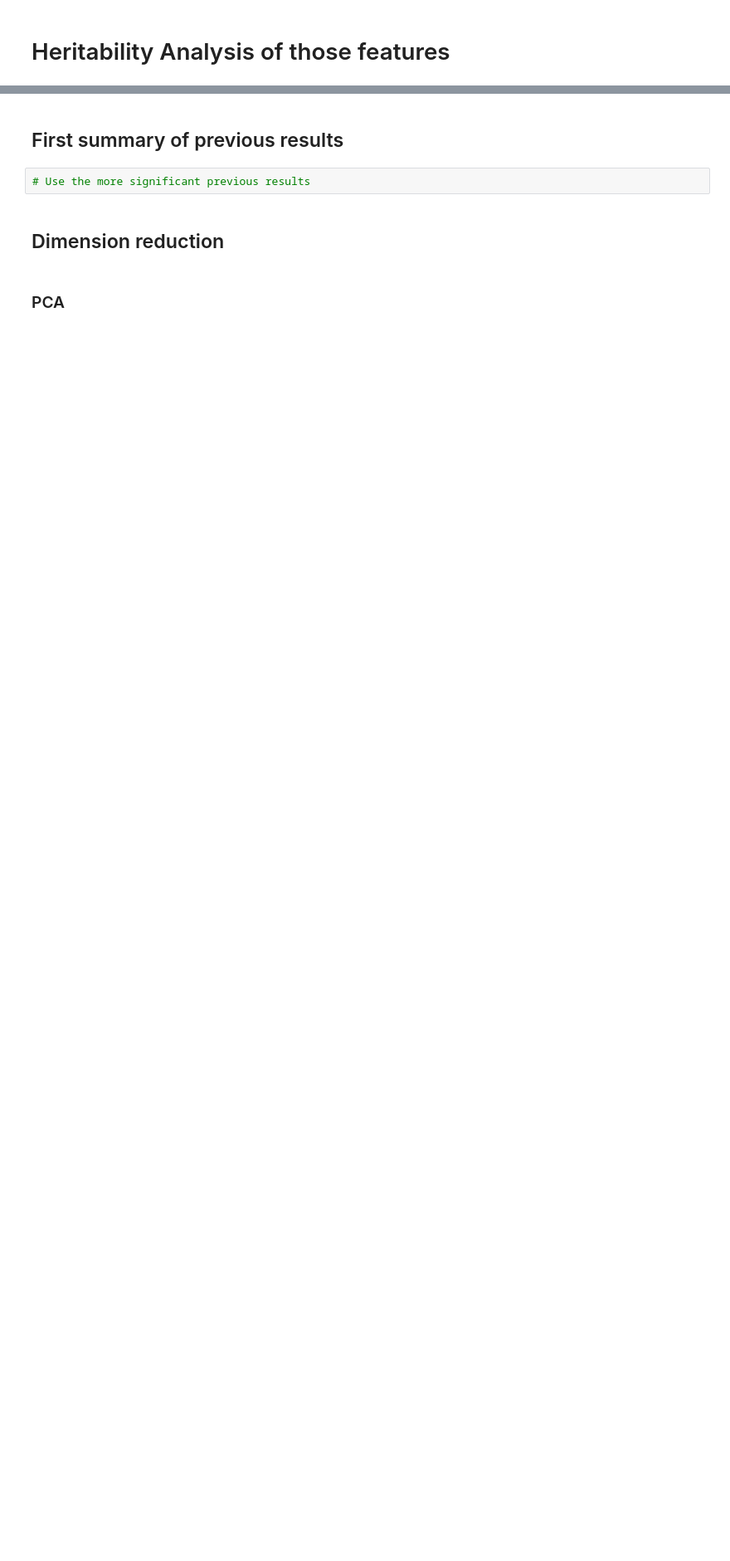
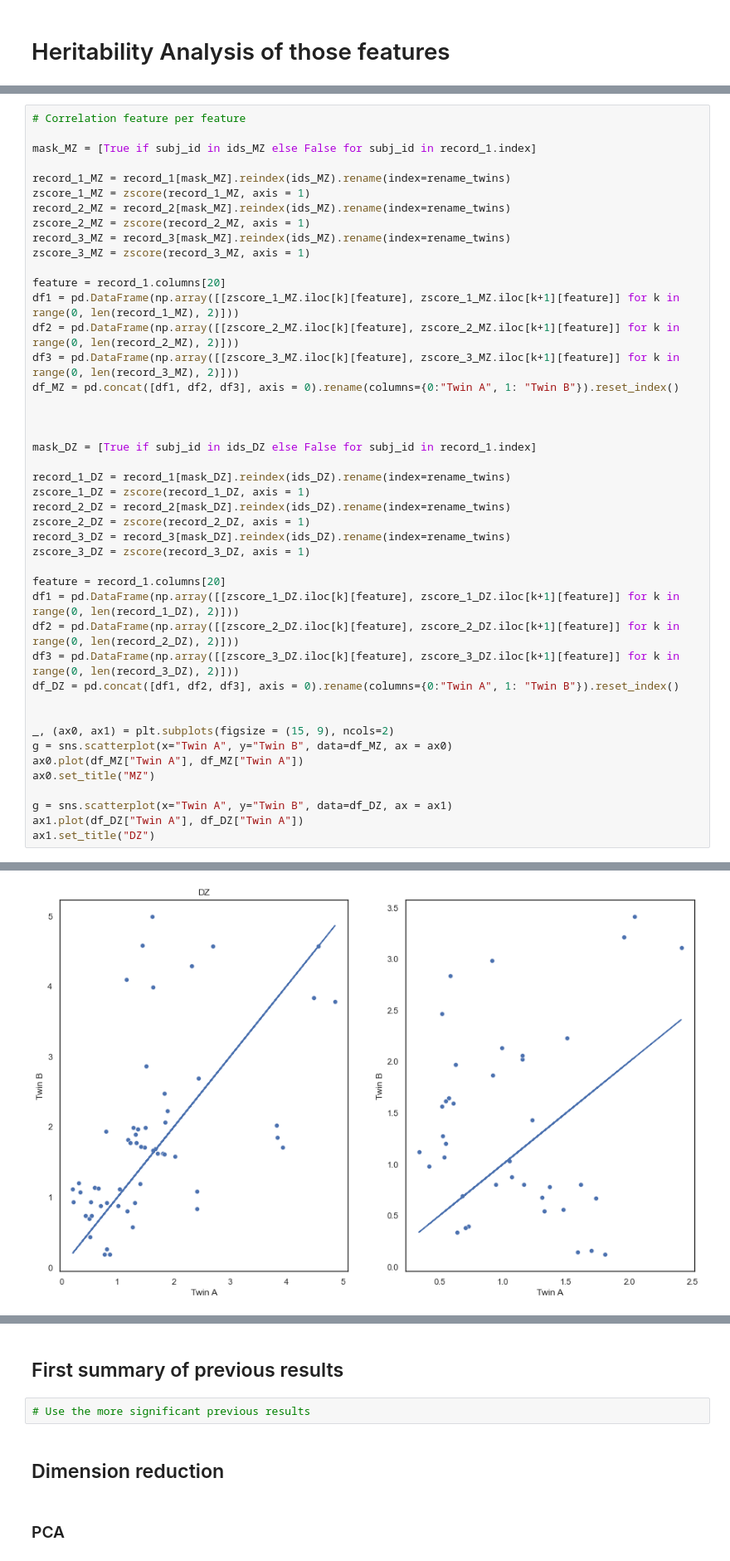
Before and after one commit to Epideixx/Fingerprints_Twins, a Jupyter notebook: PSD_processing.ipynb, the cells around one changed output, grey strips where cells are left out. Shown at 83% size. Cells and saved outputs as stored; diff of their text form; blank space fills up the shorter version.

```diff
--- a/PSD_processing.ipynb
+++ b/PSD_processing.ipynb
@@ -824,0 +830,45 @@ for feature in tqdm(record_1.columns, total = len(record_1.columns)):
+# %%
+# Correlation feature per feature
+
+mask_MZ = [True if subj_id in ids_MZ else False for subj_id in record_1.index]
+
+record_1_MZ = record_1[mask_MZ].reindex(ids_MZ).rename(index=rename_twins)
+zscore_1_MZ = zscore(record_1_MZ, axis = 1)
+record_2_MZ = record_2[mask_MZ].reindex(ids_MZ).rename(index=rename_twins)
+zscore_2_MZ = zscore(record_2_MZ, axis = 1)
+record_3_MZ = record_3[mask_MZ].reindex(ids_MZ).rename(index=rename_twins)
+zscore_3_MZ = zscore(record_3_MZ, axis = 1)
+
+feature = record_1.columns[20]
+df1 = pd.DataFrame(np.array([[zscore_1_MZ.iloc[k][feature], zscore_1_MZ.iloc[k+1][feature]] for k in range(0, len(record_1_MZ), 2)]))
+df2 = pd.DataFrame(np.array([[zscore_2_MZ.iloc[k][feature], zscore_2_MZ.iloc[k+1][feature]] for k in range(0, len(record_2_MZ), 2)]))
+df3 = pd.DataFrame(np.array([[zscore_3_MZ.iloc[k][feature], zscore_3_MZ.iloc[k+1][feature]] for k in range(0, len(record_3_MZ), 2)]))
+df_MZ = pd.concat([df1, df2, df3], axis = 0).rename(columns={0:"Twin A", 1: "Twin B"}).reset_index()
+
+
+
+mask_DZ = [True if subj_id in ids_DZ else False for subj_id in record_1.index]
+
+record_1_DZ = record_1[mask_DZ].reindex(ids_DZ).rename(index=rename_twins)
+zscore_1_DZ = zscore(record_1_DZ, axis = 1)
+record_2_DZ = record_2[mask_DZ].reindex(ids_DZ).rename(index=rename_twins)
+zscore_2_DZ = zscore(record_2_DZ, axis = 1)
+record_3_DZ = record_3[mask_DZ].reindex(ids_DZ).rename(index=rename_twins)
+zscore_3_DZ = zscore(record_3_DZ, axis = 1)
+
+feature = record_1.columns[20]
+df1 = pd.DataFrame(np.array([[zscore_1_DZ.iloc[k][feature], zscore_1_DZ.iloc[k+1][feature]] for k in range(0, len(record_1_DZ), 2)]))
+df2 = pd.DataFrame(np.array([[zscore_2_DZ.iloc[k][feature], zscore_2_DZ.iloc[k+1][feature]] for k in range(0, len(record_2_DZ), 2)]))
+df3 = pd.DataFrame(np.array([[zscore_3_DZ.iloc[k][feature], zscore_3_DZ.iloc[k+1][feature]] for k in range(0, len(record_3_DZ), 2)]))
+df_DZ = pd.concat([df1, df2, df3], axis = 0).rename(columns={0:"Twin A", 1: "Twin B"}).reset_index()
+
+
+_, (ax0, ax1) = plt.subplots(figsize = (15, 9), ncols=2)
+g = sns.scatterplot(x="Twin A", y="Twin B", data=df_MZ, ax = ax0)
+ax0.plot(df_MZ["Twin A"], df_MZ["Twin A"])
+ax0.set_title("MZ")
+
+g = sns.scatterplot(x="Twin A", y="Twin B", data=df_DZ, ax = ax1)
+ax1.plot(df_DZ["Twin A"], df_DZ["Twin A"])
+ax1.set_title("DZ")
+# %% [output]
@@ -824,0 +876 @@ for feature in tqdm(record_1.columns, total = len(record_1.columns)):
+[figure, added]
```
Also changed, not shown: parts of 44 cells of this notebook.
